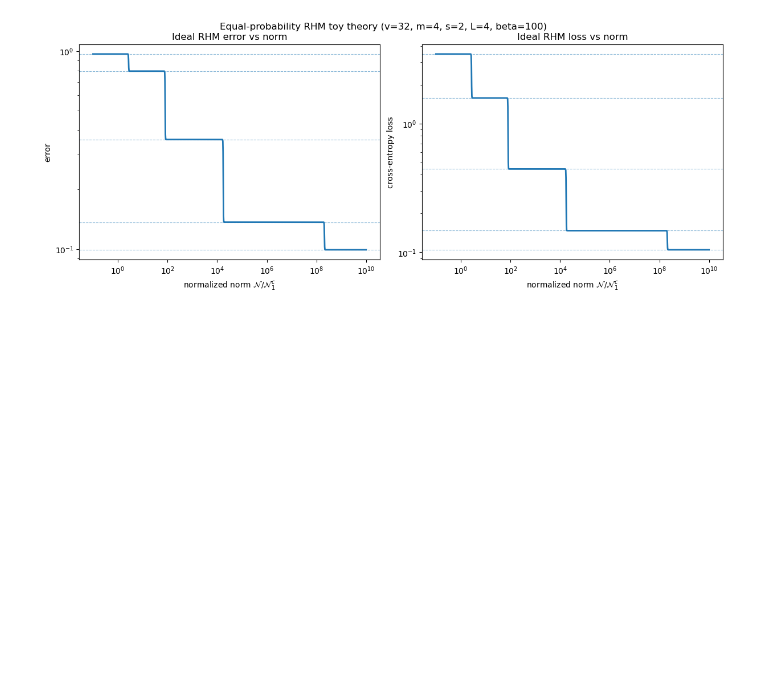
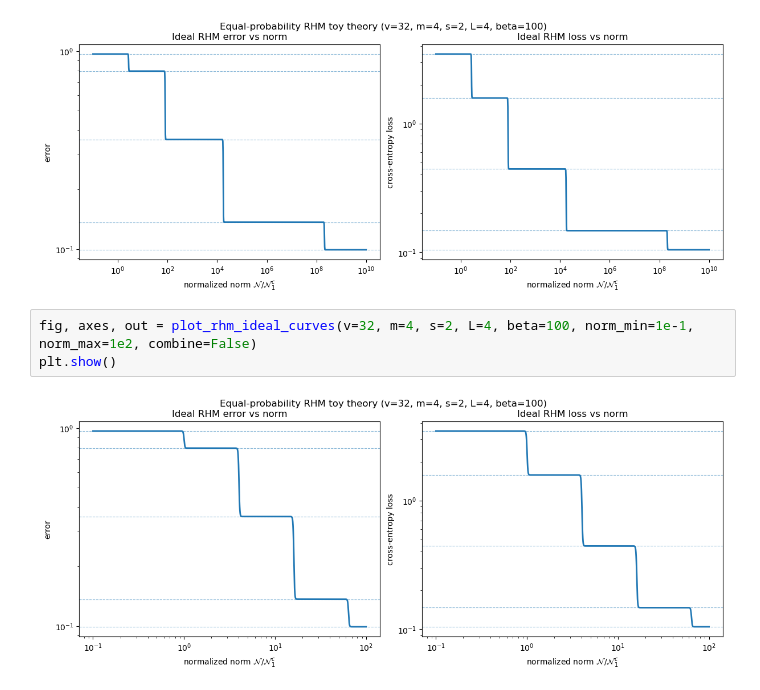
Before and after one commit to f-damico/theory-language-modelling, a Jupyter notebook: predicted_learning_curve.ipynb, the cells around one changed output. Drawn from its saved outputs; the diff is of its cells as text; blank space fills up the shorter version.

```diff
--- a/predicted_learning_curve.ipynb
+++ b/predicted_learning_curve.ipynb
@@ -171,3 +171,8 @@ fig, axes, out = plot_rhm_ideal_curves(v=32, m=4, s=2, L=4, beta=100, norm_min=1
 plt.show()
 # %% [output]
 [figure]
+# %%
+fig, axes, out = plot_rhm_ideal_curves(v=32, m=4, s=2, L=4, beta=100, norm_min=1e-1, norm_max=1e2, combine=False)
+plt.show()
+# %% [output]
+[figure, added]
```
Also changed, not shown: 2 other files.
